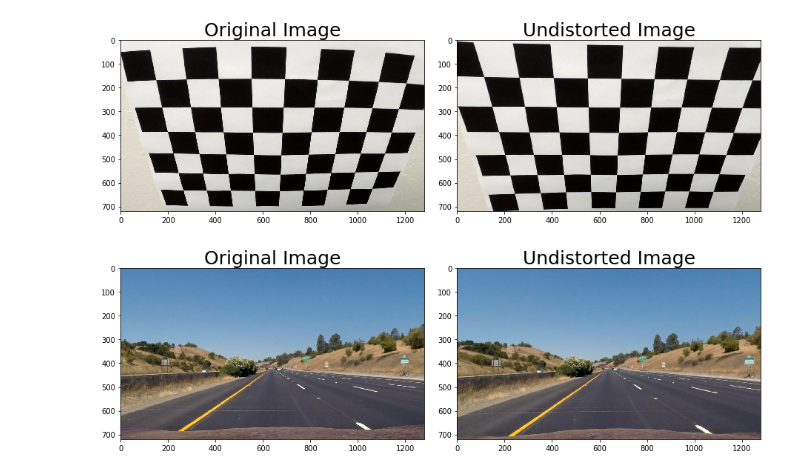
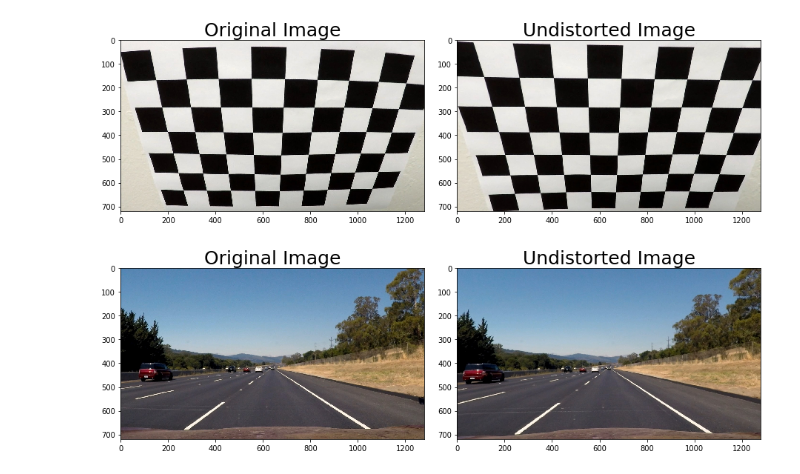
Before and after one commit to KenOverholt/CarND-Advanced-Lane-Lines, a Jupyter notebook: Advanced Lane Finding.ipynb, the cells around one changed output. Cells and saved outputs as stored; diff of their text form; code cells hidden in the pictures.

```diff
--- a/Advanced Lane Finding.ipynb
+++ b/Advanced Lane Finding.ipynb
@@ -67,19 +67,19 @@ plt.show()
 # %%
 #Apply distortion correction to a road image
 
-fname = 'test_images\\straight_lines1.jpg' #select an original image to display
+fname = 'test_images\\straight_lines2.jpg' #select an original image to display
 original_img = mpimg.imread(fname) # read the original image into an numpy array
 undistorted_img = cv2.undistort(original_img, mtx, dist, None, mtx)
 f, (ax1, ax2) = plt.subplots(1, 2, figsize=(12, 5))
 f.tight_layout()
 ax1.imshow(original_img)
 ax1.set_title('Original Image', fontsize=25)
 ax2.imshow(undistorted_img)
 ax2.set_title('Undistorted Image', fontsize=25)
 plt.subplots_adjust(left=0., right=1, top=0.9, bottom=0.)
 plt.show()
 # %% [output]
-[figure, old version]
+[figure, new version]
 # %%
 # Use color transforms, gradients, etc., to create a thresholded binary image.
 
```
Also changed, not shown: parts of 4 cells of this notebook, 1 other file.
